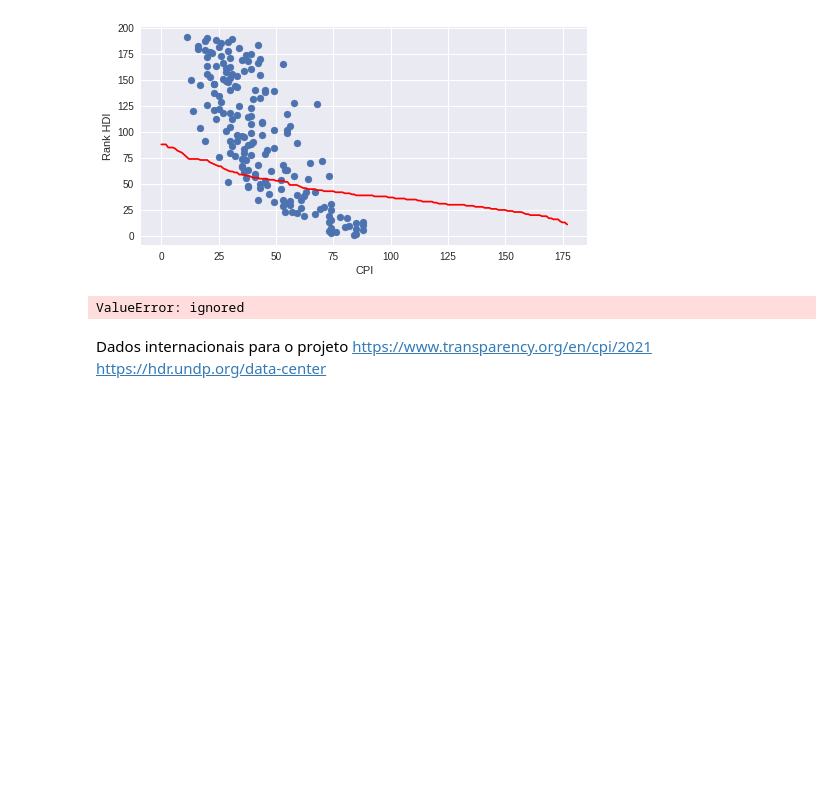
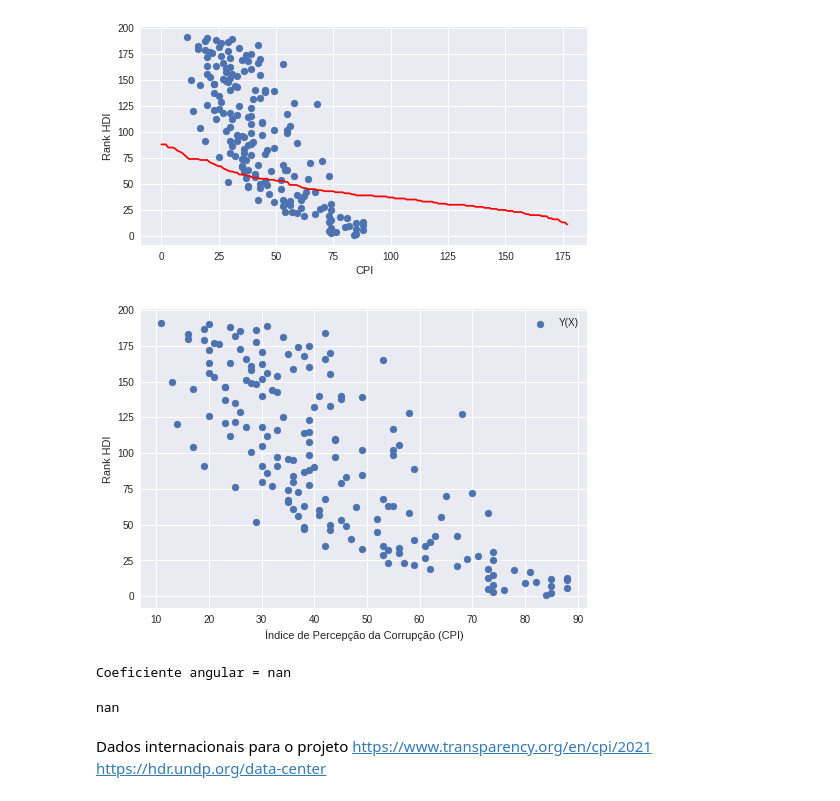
Before and after one commit to HarukiHenrike/BasesComputacionais, a Jupyter notebook: ProjetoBCCDanielZamboniElesbãoeLuizHenriquedaSilva.ipynb, the cells around one changed output. Saved outputs shown, nothing was run; the diff lists cells and outputs as text; code cells hidden in the pictures; blank space fills up the shorter version.

```diff
--- a/ProjetoBCCDanielZamboniElesbãoeLuizHenriquedaSilva.ipynb
+++ b/ProjetoBCCDanielZamboniElesbãoeLuizHenriquedaSilva.ipynb
@@ -42,8 +42,6 @@ import pandas as pd
 import numpy as np
 import matplotlib.pylab as plb
 
-plb.style.use('seaborn')
-plb.rc('axes', titlesize=10)
 x = np.array(descor["CPI"])
 y = np.array(descor["hdi_rank_2021"])
 
@@ -55,18 +53,34 @@ plb.ylabel("Rank HDI")
 # %% [output]
 Text(0, 0.5, 'Rank HDI')
 [figure]
-# %%
-import matplotlib.pyplot as plt #importa a biblioteca mathplotlib como plt
-import pandas as pd #importa a biblioteca pandas como pd
-from sklearn.linear_model import LinearRegression #importa biblioteca sklearn
-from sklearn.model_selection import train_test_split
-x = descor.iloc[:, 1] # Filtra a coluna CPI
-y = descor.iloc[:, 3] # Filtra a coluna HDI_rank
-x_treinamento, x_teste, y_treinamento, y_teste = train_test_split(x, y, test_size = 0.3, random_state = 0)
-regressao = LinearRegression()
-regressao.fit(x_treinamento,y_treinamento)
-# %% [output]
-ValueError: ignored
+# %%
+import pandas as pd
+import numpy as np
+import matplotlib.pylab as plb
+
+X = descor["CPI"].values
+Y = descor["hdi_rank_2021"].values
+
+plt.scatter(X,Y,label='Y(X)');
+plt.xlabel('Índice de Percepção da Corrupção (CPI)');
+plt.ylabel('Rank HDI');
+plt.legend();
+# %% [output]
+[figure, added]
+# %%
+media_X = np.mean(X)
+media_Y = np.mean(Y)
+erro_x = X-media_X
+erro_y = Y-media_Y
+soma_erro_xy = np.sum(erro_x*erro_y)
+erro_x_quadratico = (X-media_X)**2.0
+soma_erro_x_quadratico = np.sum(erro_x_quadratico)
+m = soma_erro_xy / soma_erro_x_quadratico
+print("Coeficiente angular = {:0.2f}".format(m))
+media_Y
+# %% [output]
+Coeficiente angular = nan
+nan
 # %% [markdown]
 Dados internacionais para o projeto
 https://www.transparency.org/en/cpi/2021
```
